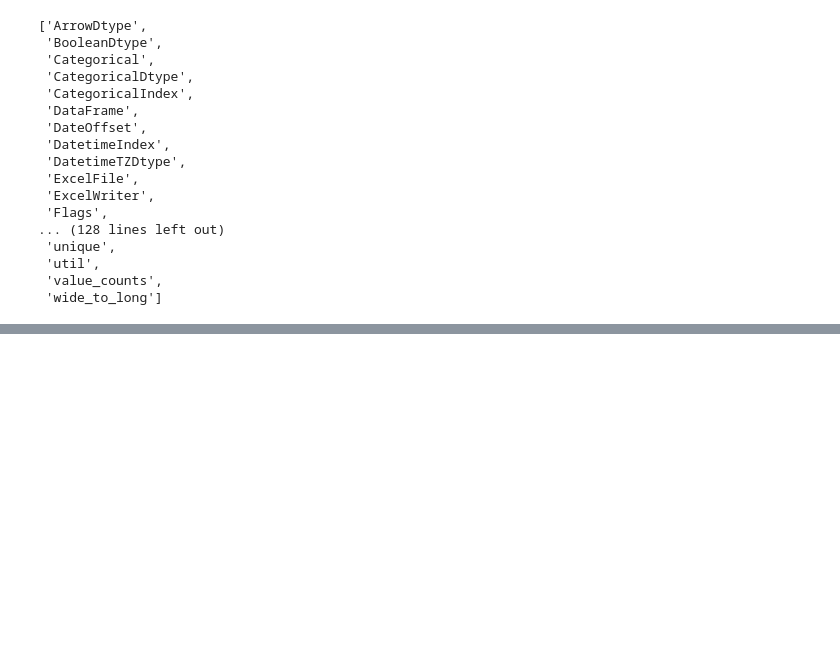
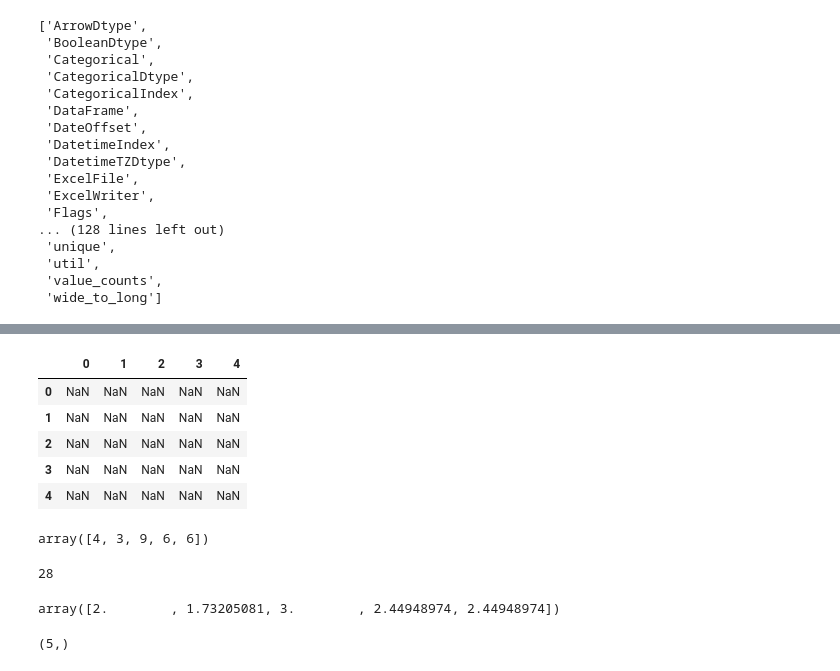
Before and after one commit to partha235/py_data_science, a Jupyter notebook: test1.ipynb, the cells around one changed output, grey strips where cells are left out. Cells and saved outputs as stored; diff of their text form; code cells hidden in the pictures; blank space fills up the shorter version.

```diff
--- a/test1.ipynb
+++ b/test1.ipynb
@@ -125,0 +128,7 @@ ds1.rank()
+# %%
+header={
+    "User-Agent":"Mozilla/5.0(x11;Linux x86_64)AppleWebkit/537.36(KHTML,like Gecko)chrome/50.2667.75 Safari/537.36",
+    "x_requested-with":"XMLHttp request"
+}
+# %%
+wd=rq.get("https://spaceweather.com/",headers=header)
@@ -125,0 +139,2 @@ ds1.rank()
+# %%
+wd=pd.read_html(wd.text)
@@ -125,0 +173,9 @@ ds1.rank()
+# %%
+wd[1]
+# %% [output]
+|  | 0 | 1 | 2 | 3 | 4 |
+| 0 | NaN | NaN | NaN | NaN | NaN |
+| 1 | NaN | NaN | NaN | NaN | NaN |
+| 2 | NaN | NaN | NaN | NaN | NaN |
+| 3 | NaN | NaN | NaN | NaN | NaN |
+| 4 | NaN | NaN | NaN | NaN | NaN |
@@ -125,0 +185,16 @@ ds1.rank()
+# %%
+x16
+# %% [output]
+array([4, 3, 9, 6, 6])
+# %%
+n.sum(x16)
+# %% [output]
+28
+# %%
+n.sqrt(x16)
+# %% [output]
+array([2.        , 1.73205081, 3.        , 2.44948974, 2.44948974])
+# %%
+n.shape(x16)
+# %% [output]
+(5,)
```
Also changed, not shown: parts of 44 cells of this notebook, 4 other files.
